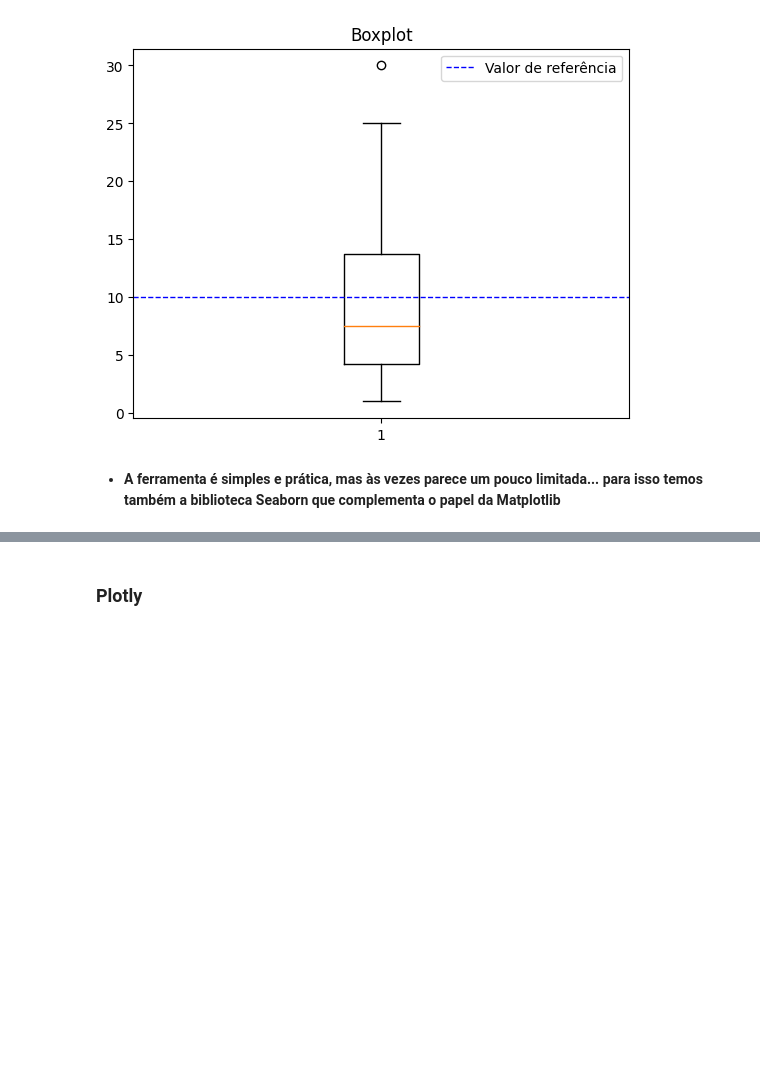
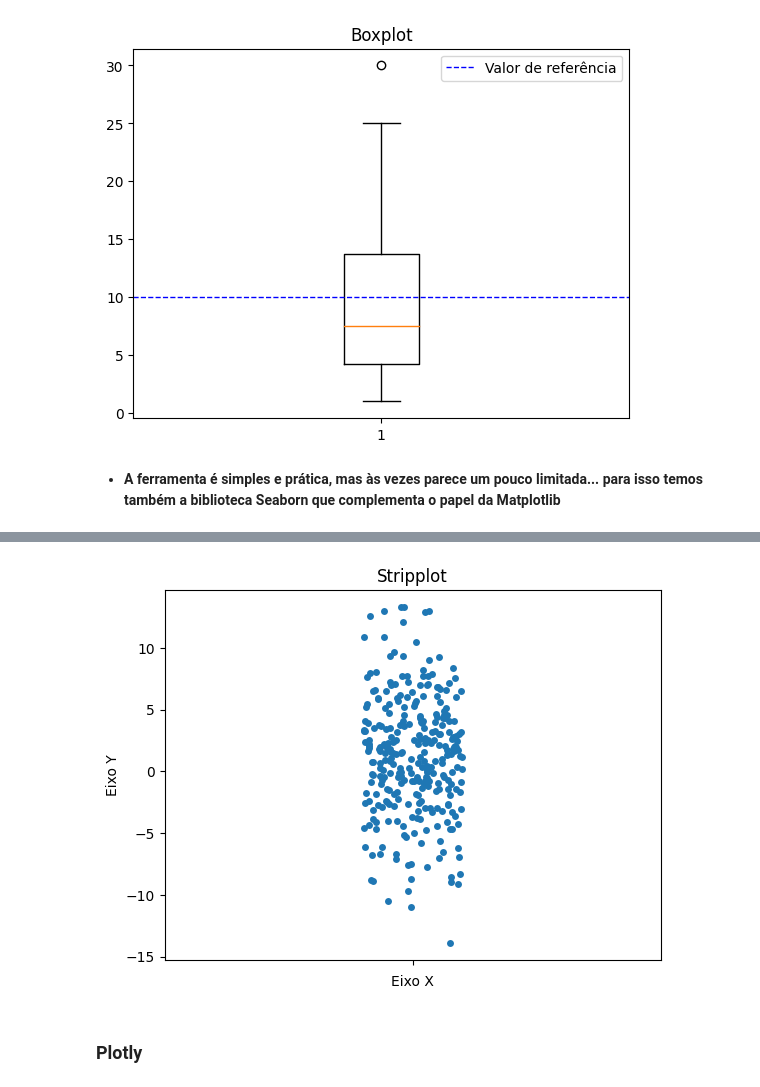
Before and after one commit to GvFreitas1/ListasdeExercicios-CursodePython2022, a Jupyter notebook: Aula de Visualização de Dados - Grupo 4.ipynb, the cells around one changed output, grey strips where cells are left out. Drawn from its saved outputs; the diff is of its cells as text; code cells hidden in the pictures; blank space fills up the shorter version.

```diff
--- a/Aula de Visualização de Dados - Grupo 4.ipynb
+++ b/Aula de Visualização de Dados - Grupo 4.ipynb
@@ -124,2 +150,15 @@ plt.show()
+# %%
+# Stripplot é uma fusão de um histograma com um scatter.
+import numpy as np
+num = np.random.RandomState(10)
+variable = num.normal(1, 5, size = 300)
+
+plt.title('Stripplot')
+plt.xlabel('Eixo X')
+plt.ylabel('Eixo Y')
+sns.stripplot(y = variable)
+plt.show()
+# %% [output]
+[figure, added]
 # %% [markdown]
 ### __Plotly__
```
Also changed, not shown: parts of 5 cells of this notebook.
